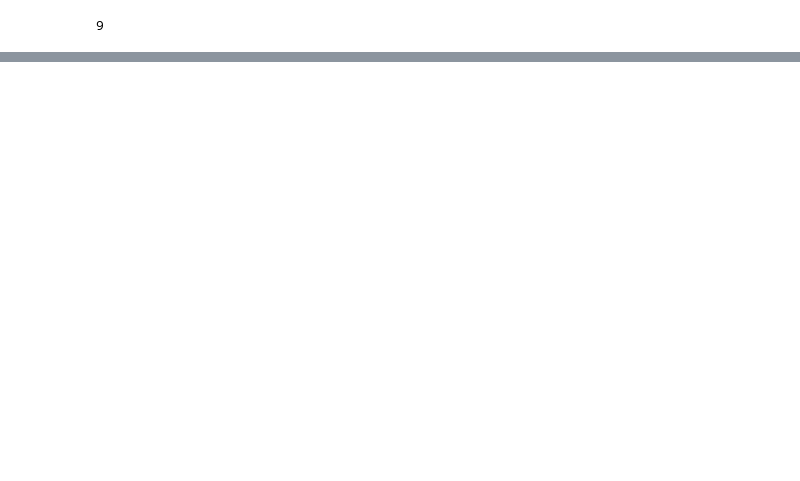
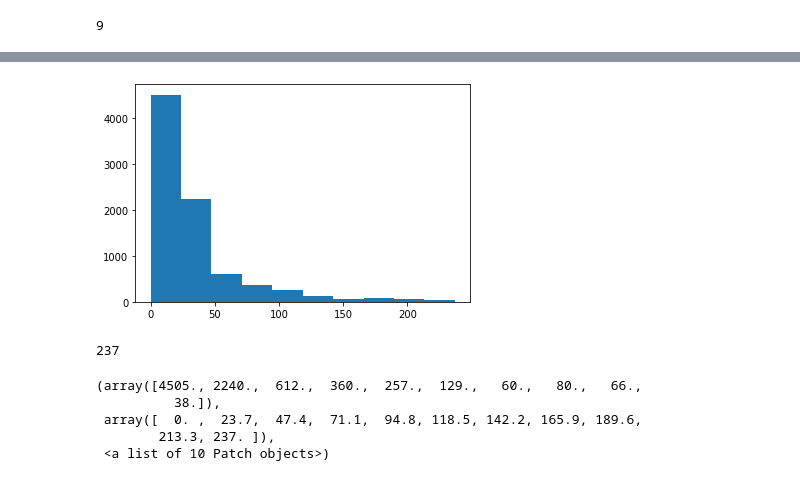
Before and after one commit to Alehud/RL_for_markets, a Jupyter notebook: data_analysis.ipynb, the cells around one changed output, grey strips where cells are left out. Saved outputs shown, nothing was run; the diff lists cells and outputs as text; code cells hidden in the pictures; blank space fills up the shorter version.

```diff
--- a/data_analysis.ipynb
+++ b/data_analysis.ipynb
@@ -116,0 +144,17 @@ plt.colorbar()
+# %%
+init_offer_seller = sellers['d'][sellers['fwi'] == 'FALSE']
+plt.hist(init_offer_seller);
+# %% [output]
+[figure, added]
+# %%
+init_offer_seller.max()
+# %% [output]
+237
+# %%
+h
+# %% [output]
+(array([4505., 2240.,  612.,  360.,  257.,  129.,   60.,   80.,   66.,
+          38.]),
+ array([  0. ,  23.7,  47.4,  71.1,  94.8, 118.5, 142.2, 165.9, 189.6,
+        213.3, 237. ]),
+ <a list of 10 Patch objects>)
```
Also changed, not shown: parts of 11 cells of this notebook.
